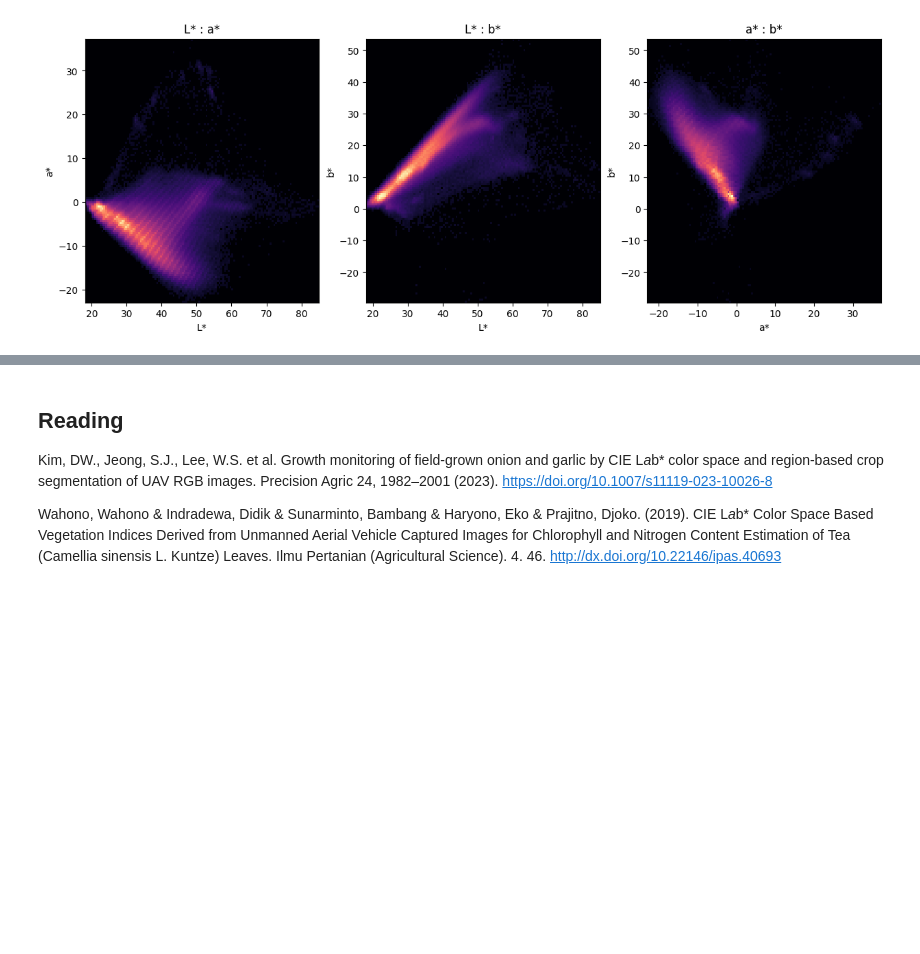
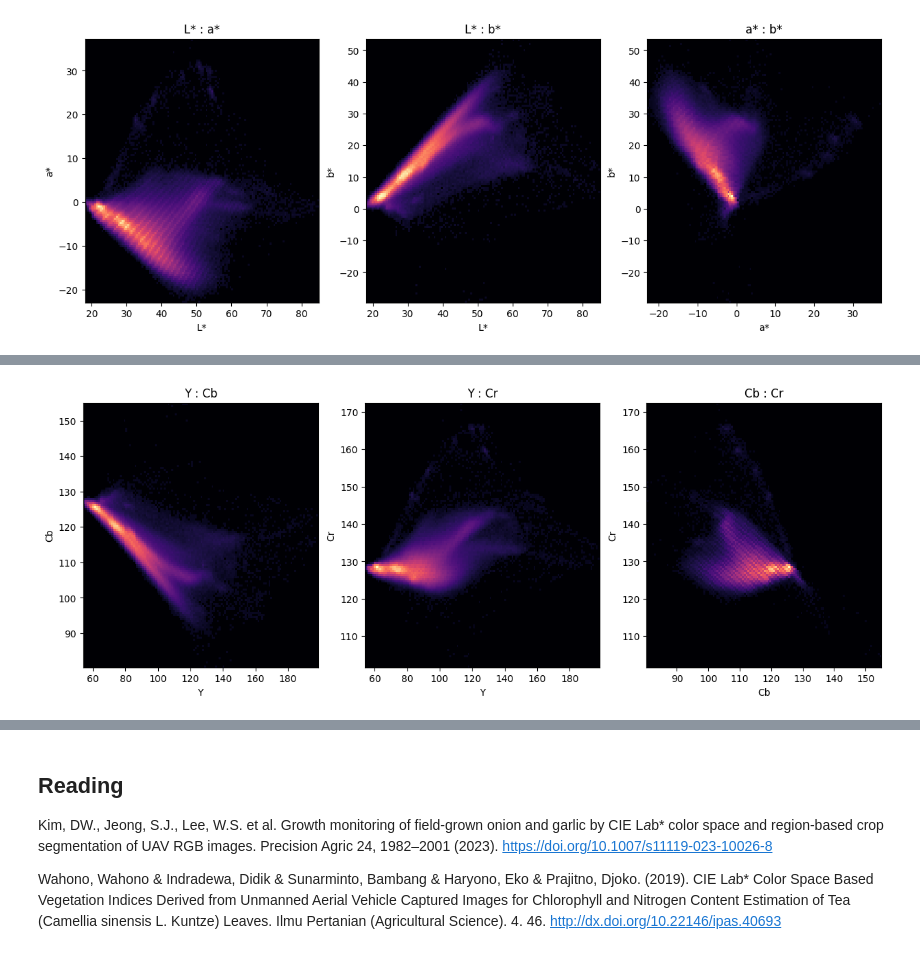
Before and after one commit to mrahnis/nb-vegetation, a Jupyter notebook: Step-01-Veggie-View.ipynb, the cells around one changed output, grey strips where cells are left out. Cells and saved outputs as stored; diff of their text form; code cells hidden in the pictures; blank space fills up the shorter version.

```diff
--- a/Step-01-Veggie-View.ipynb
+++ b/Step-01-Veggie-View.ipynb
@@ -219,0 +276,21 @@ plt.show()
+# %%
+gamma = 0.25
+
+fig, (ax0, ax1, ax2) = plt.subplots(ncols=3, figsize=(15, 5))
+
+ax0.hist2d(Y.ravel(), Cb.ravel(), bins=128, norm=colors.PowerNorm(gamma), cmap='magma')
+ax0.set_title("Y : Cb")
+ax0.set_xlabel('Y')
+ax0.set_ylabel('Cb')
+ax1.hist2d(Y.ravel(), Cr.ravel(), bins=128, norm=colors.PowerNorm(gamma), cmap='magma')
+ax1.set_title("Y : Cr")
+ax1.set_xlabel('Y')
+ax1.set_ylabel('Cr')
+ax2.hist2d(Cb.ravel(), Cr.ravel(), bins=128, norm=colors.PowerNorm(gamma), cmap='magma')
+ax2.set_title("Cb : Cr")
+ax2.set_xlabel('Cb')
+ax2.set_ylabel('Cr')
+
+plt.show()
+# %% [output]
+[figure, added]
```
Also changed, not shown: parts of 13 cells of this notebook.
